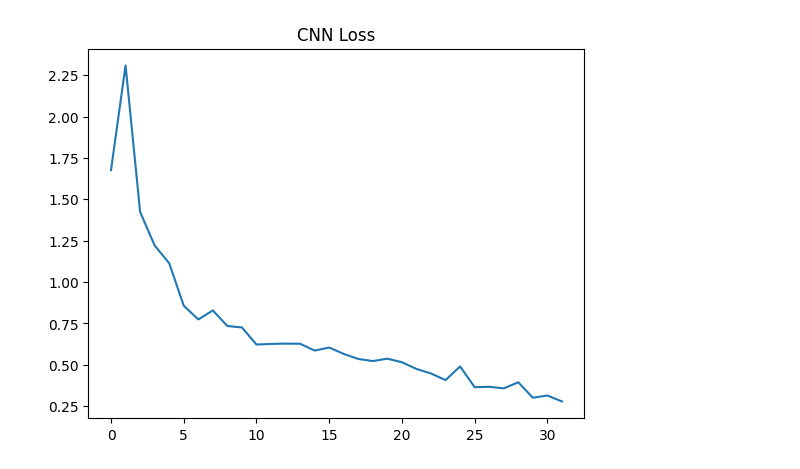
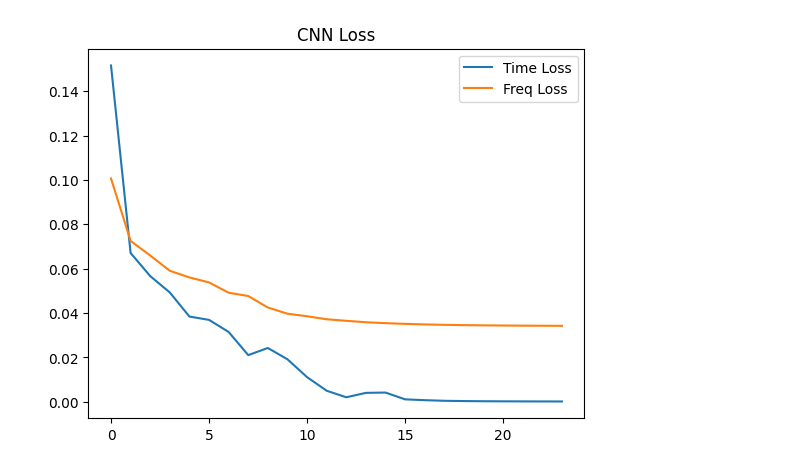
Before and after one commit to L1ndenbaum/GraphConvNetwork, a Jupyter notebook: GraphConv.ipynb, the cells around one changed output. Drawn from its saved outputs; the diff is of its cells as text; code cells hidden in the pictures.

```diff
--- a/GraphConv.ipynb
+++ b/GraphConv.ipynb
@@ -65,65 +73,90 @@ Train Size:1  |  Test Size:16
 # %%
 import nets
 # CNN训练
-cnn_num_hidden_channels = 32
-cnn_num_epochs = 32
-cnn_lr = 0.1
-if args.transform is None:
-    cnn = nets.AudioCNN(num_channels_input=waveform_shape[0],
-                        num_channels_hidden=cnn_num_hidden_channels,
+time_cnn_num_hidden_channels = 64
+freq_cnn_num_hidden_channels = 32
+cnn_num_epochs = 24
+time_cnn_lr = 0.05
+freq_cnn_lr = 0.1
+
+time_cnn = nets.AudioCNN(num_channels_input=waveform_shape[0],
+                        num_channels_hidden=time_cnn_num_hidden_channels,
                         num_classes_output=args.N)
-else:
-    cnn = nets.AudioCNN2D(num_channels_input=waveform_shape[0],
-                        num_channels_hidden=cnn_num_hidden_channels,
+freq_cnn = nets.AudioCNN2D(num_channels_input=freq_waveform_shape[0],
+                        num_channels_hidden=freq_cnn_num_hidden_channels,
                         num_classes_output=args.N)
 
-def cnn_train(cnn, train_loader, num_epochs, lr, args:utils.Args):
+def cnn_train(time_cnn, freq_cnn, train_loader, num_epochs, time_cnn_lr, freq_cnn_lr, args:utils.Args):
 
     def init_weights(module):
         if isinstance(module, (nn.Conv1d, nn.Conv2d, nn.Linear)):
             nn.init.xavier_uniform_(module.weight)
             #nn.init.kaiming_uniform_(module.weight, nonlinearity='relu')
 
-    optimizer = optim.Adam(cnn.parameters(), lr=lr) # , weight_decay=0.0001
-    scheduler = optim.lr_scheduler.StepLR(optimizer, step_size=12, gamma=0.65)
+    time_optimizer = optim.Adam(time_cnn.parameters(), lr=time_cnn_lr) # , weight_decay=0.0001
+    freq_optimizer = optim.Adam(freq_cnn.parameters(), lr=freq_cnn_lr) # , weight_decay=0.0001
+    time_scheduler = optim.lr_scheduler.StepLR(time_optimizer, step_size=12, gamma=0.95)
+    freq_scheduler = optim.lr_scheduler.StepLR(freq_optimizer, step_size=12, gamma=0.75)
     loss_function = nn.CrossEntropyLoss()
-
-    cnn.to(args.device).train()
-    cnn.apply(init_weights)
-    losses = []
+    freq_cnn.to(args.device).train()
+    freq_cnn.apply(init_weights)
+    time_cnn.to(args.device).train()
+    time_cnn.apply(init_weights)
+    time_losses = []
+    freq_losses = []
 
     for epoch in range(1, num_epochs+1):
-        metric = utils.Accumulator(2) # 一个epoch经过样本数 cnn一个epoch所有样本损失总量
+        metric = utils.Accumulator(3) # 一个epoch经过样本数 time_cnn一个epoch所有样本损失总量
         for support_set, query_set in train_loader:
-            waveforms, labels = [], []
-            for waveform, label in support_set:
-                waveforms.append(waveform.squeeze(0)),
+            waveforms, freq_waveforms, labels = [], [], []
+            for waveform, freq_waveform, label in support_set:
+                waveforms.append(waveform.squeeze(0))
+                freq_waveforms.append(freq_waveform.squeeze(0))
                 labels.append(label)
-            for waveform, label in query_set:
-                waveforms.append(waveform.squeeze(0)),
-                labels.append(label)
-            waveforms = torch.stack(waveforms).to(args.device)
+            # for waveform, freq_waveform, label in query_set:
+            #     waveforms.append(waveform.squeeze(0))
+            #     freq_waveforms.append(freq_waveform.squeeze(0))
+            #     labels.append(label)
             labels = torch.tensor(labels, device=args.device)
 
-            optimizer.zero_grad()
-            y_hat = cnn(waveforms)
-            loss = loss_function(y_hat, labels)
+            # 时域CNN 训练部分
+            waveforms = torch.stack(waveforms).to(args.device)
+            time_optimizer.zero_grad()
+            time_y_hat = time_cnn(waveforms)
+            loss = loss_function(time_y_hat, labels)
             loss.backward()
-            optimizer.step()
-            scheduler.step()
-            metric.add(waveforms.shape[0], loss.item())
-            del waveforms, labels
+            time_loss = loss.item()
+            time_optimizer.step()
+            time_scheduler.step()
+            del waveforms
+
+            # 频域CNN 训练部分
+            freq_waveforms = torch.stack(freq_waveforms).to(args.device)
+            freq_optimizer.zero_grad()
+            freq_y_hat = freq_cnn(freq_waveforms)
+            loss = loss_function(freq_y_hat, labels)
+            loss.backward()
+            freq_loss = loss.item()
+            freq_optimizer.step()
+            freq_scheduler.step()
+            metric.add(freq_waveforms.shape[0], time_loss, freq_loss)
+            del freq_waveform, labels
             torch.cuda.empty_cache()
-        losses.append(metric[1])
 
-        print(f"Epoch:{epoch}  |  CNN_Loss :{losses[-1]:.3f}")
+        time_losses.append(metric[1] / metric[0])
+        freq_losses.append(metric[2] / metric[0])
+        print(f"Epoch:{epoch}  |  Time_CNN_Loss :{time_losses[-1]:.6f}  |  Freq_CNN_Loss :{freq_losses[-1]:.6f}")
+
     fig = plt.figure()
-    plt.plot(list(range(num_epochs)), losses, label='Loss')
+    plt.plot(list(range(num_epochs)), time_losses, label='Time Loss')
+    plt.plot(list(range(num_epochs)), freq_losses, label='Freq Loss')
     plt.title('CNN Loss')
+    plt.legend()
     res_folder = f"./Results/{args.N}-way-{args.K}-shots"
     if not os.path.exists(res_folder):
         os.makedirs(res_folder)
     plt.savefig(os.path.join(res_folder, f"{args.SNR}SNR-cnn-train-res-{args.N}-way-{args.K}-shots-"+args.transform))
 
-cnn_train(cnn, train_loader, num_epochs=cnn_num_epochs, lr=cnn_lr, args=args)
+cnn_train(time_cnn, freq_cnn, train_loader, num_epochs=cnn_num_epochs,
+          time_cnn_lr=time_cnn_lr, freq_cnn_lr=freq_cnn_lr, args=args)
 # %% [output]
@@ -147,2 +180,2 @@ Epoch:32  |  CNN_Loss :0.278
-[figure, old version]
+[figure, new version]
 # %%
```
Also changed, not shown: parts of 9 cells of this notebook, 4 other files.
